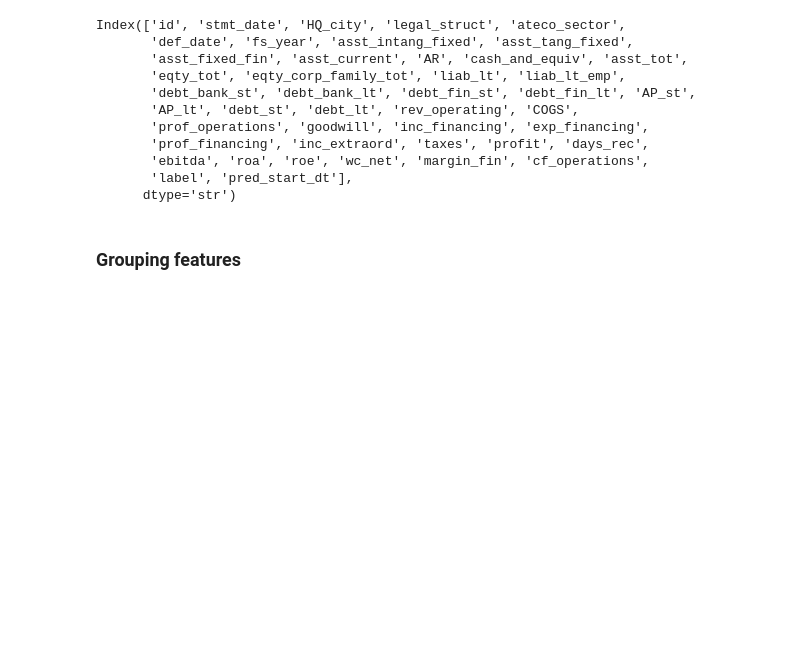
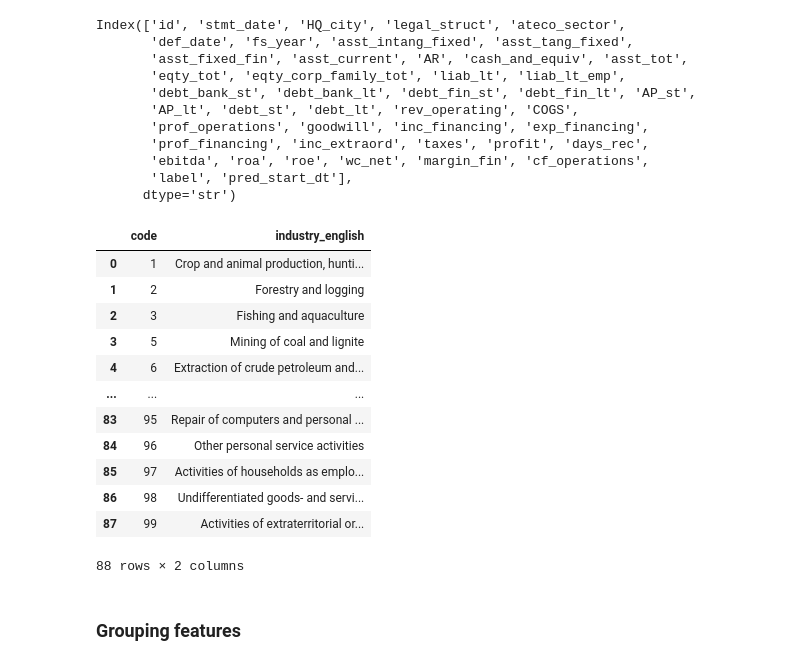
Before and after one commit to YuxinYY/finance_term_project, a Jupyter notebook: notebooks/features/04_new_feature_engineering.ipynb, the cells around one changed output. Cells and saved outputs as stored; diff of their text form; code cells hidden in the pictures; blank space fills up the shorter version.

```diff
--- a/notebooks/features/04_new_feature_engineering.ipynb
+++ b/notebooks/features/04_new_feature_engineering.ipynb
@@ -22,9 +28,36 @@ Index(['id', 'stmt_date', 'HQ_city', 'legal_struct', 'ateco_sector',
        'label', 'pred_start_dt'],
       dtype='str')
 # %%
-#adding sector names into the dataset
-industries = pd.read_csv("/Users/yuxin/Documents/NYU DS/NYU-DS/2026 Fall/ML in Finance/Project/codebase/finance_term_project/data/interim/ateco_sector.csv", low_memory=False)
-industries['code'] = pd.to_numeric(industries['code'])
+# Map detailed two-digit ATECO codes to the coarser A-U industry sections.
+ateco_lookup = pd.read_csv("../../data/interim/ateco_sector_english.csv", dtype={"code": "string"})
+section = ateco_lookup["code"].where(ateco_lookup["code"].str.fullmatch(r"[A-U]")).ffill()
+ateco_to_industry = (
+    ateco_lookup.assign(ateco_industry=section)
+    .loc[lambda x: x["code"].str.fullmatch(r"\d{2}")]
+    .set_index("code")["ateco_industry"]
+)
+
+def to_ateco_industry(sector):
+    """Map numeric/raw ATECO sector values (for example 14.0) to A-U sections."""
+    numeric = pd.to_numeric(sector, errors="coerce")
+    codes = numeric.where(numeric.mod(1).eq(0)).astype("Int64").astype("string").str.zfill(2)
+    return codes.map(ateco_to_industry)
+
+ateco_to_industry
+# %% [output]
+|  | code | industry_english |
+| 0 | 1 | Crop and animal production, hunti... |
+| 1 | 2 | Forestry and logging |
+| 2 | 3 | Fishing and aquaculture |
+| 3 | 5 | Mining of coal and lignite |
+| 4 | 6 | Extraction of crude petroleum and... |
+| ... | ... | ... |
+| 83 | 95 | Repair of computers and personal ... |
+| 84 | 96 | Other personal service activities |
+| 85 | 97 | Activities of households as emplo... |
+| 86 | 98 | Undifferentiated goods- and servi... |
+| 87 | 99 | Activities of extraterritorial or... |
+88 rows × 2 columns
 # %% [markdown]
 ### Grouping features
 # %%
```
Also changed, not shown: parts of 2 cells of this notebook, 10 other files.
